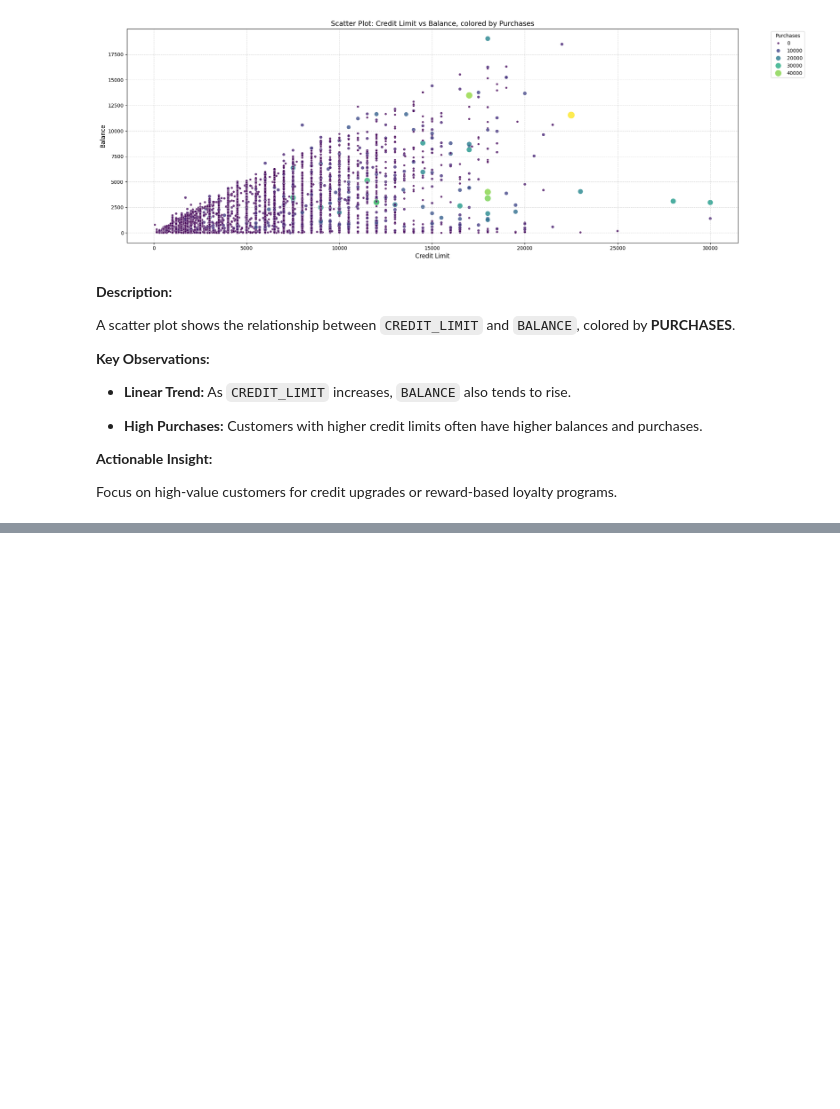
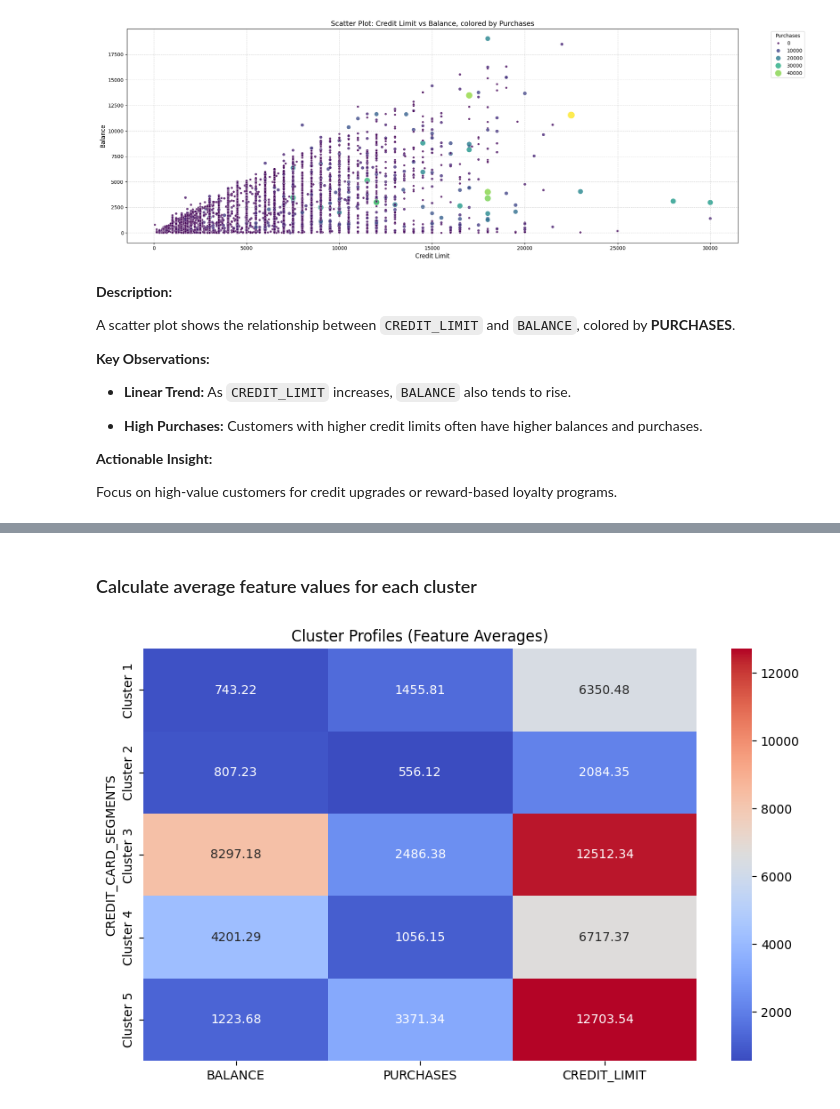
Before and after one commit to MrRezamo/Credit-Card-Clustering-with-Machine-Learning, a Jupyter notebook: Project/Main.ipynb, the cells around one changed output, grey strips where cells are left out. Drawn from its saved outputs; the diff is of its cells as text; code cells hidden in the pictures; blank space fills up the shorter version.

```diff
--- a/Project/Main.ipynb
+++ b/Project/Main.ipynb
@@ -326,0 +450,11 @@ Focus on high-value customers for credit upgrades or reward-based loyalty progra
+# %% [markdown]
+### Calculate average feature values for each cluster
+# %%
+cluster_profiles = data.groupby("CREDIT_CARD_SEGMENTS")[["BALANCE", "PURCHASES", "CREDIT_LIMIT"]].mean()
+
+plt.figure(figsize=(10, 6))
+sns.heatmap(cluster_profiles, annot=True, fmt=".2f", cmap="coolwarm")
+plt.title("Cluster Profiles (Feature Averages)")
+plt.show()
+# %% [output]
+[figure, added]
```
Also changed, not shown: parts of 12 cells of this notebook.
